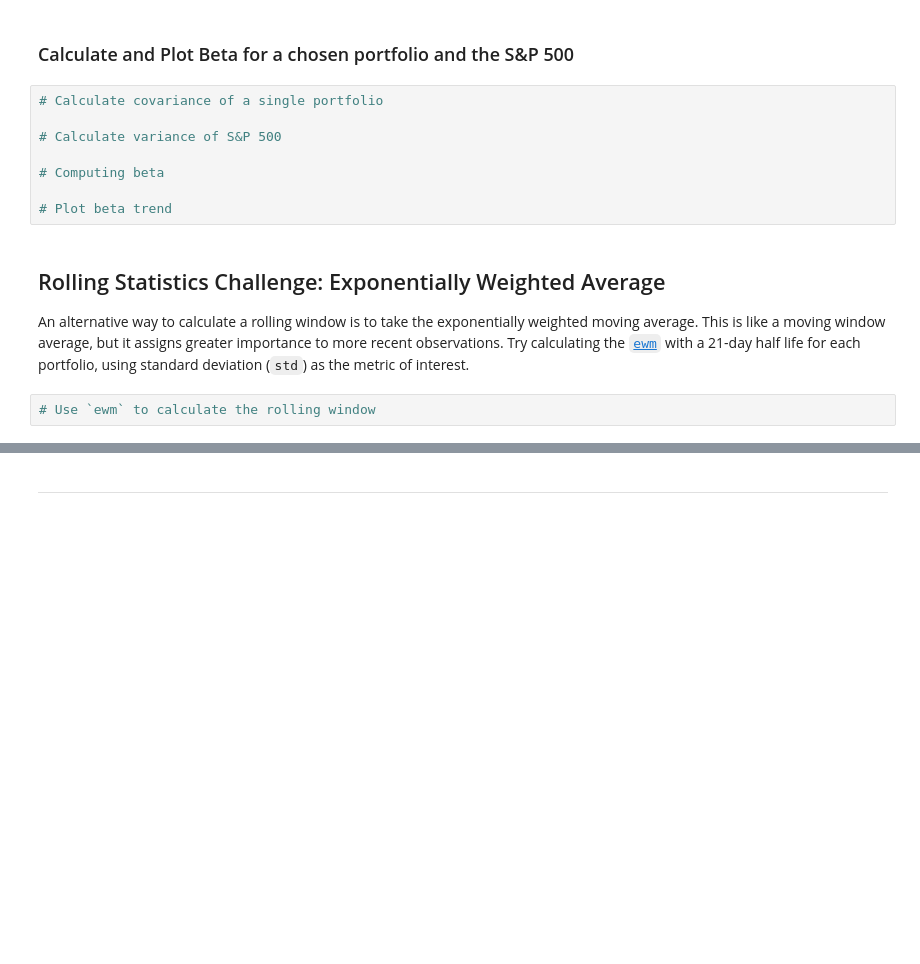
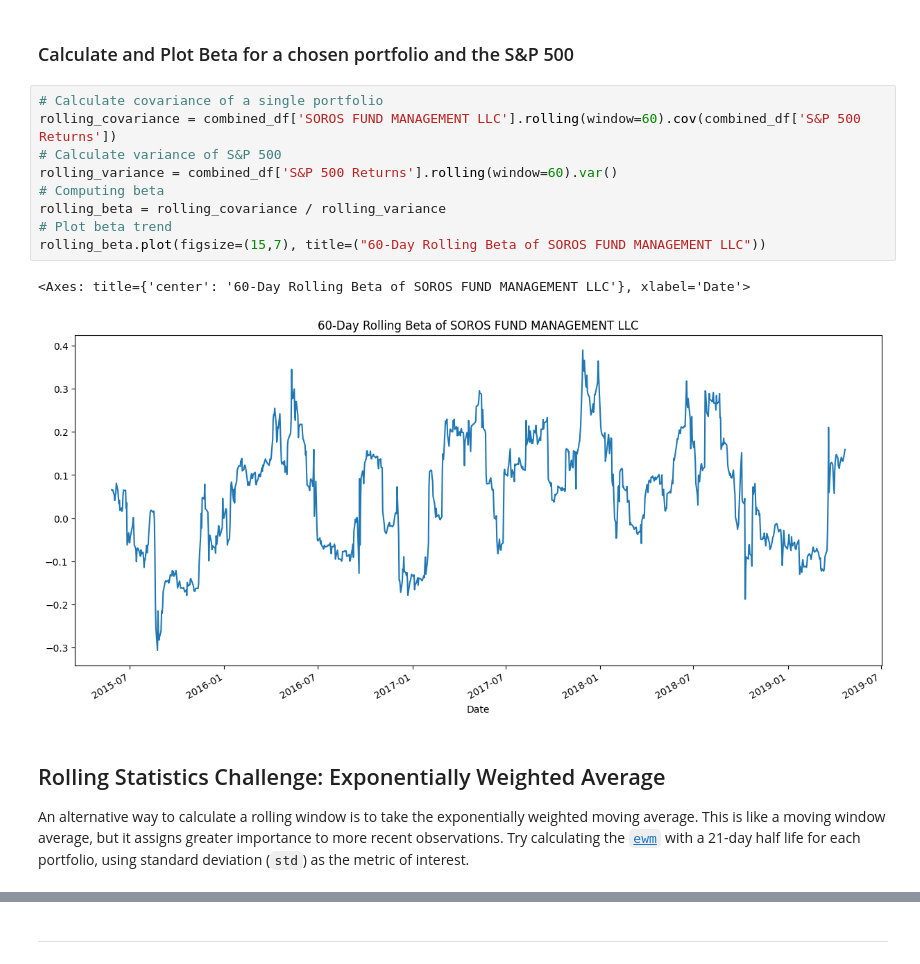
Before and after one commit to makeitouthill/analysis-notebook, a Jupyter notebook: whale_analysis.ipynb, the cells around one changed output, grey strips where cells are left out. Drawn from its saved outputs; the diff is of its cells as text; blank space fills up the shorter version.

```diff
--- a/whale_analysis.ipynb
+++ b/whale_analysis.ipynb
@@ -292,15 +304,17 @@ Risk changes over time. Analyze the rolling statistics for Risk and Beta.
 ### Calculate and Plot Beta for a chosen portfolio and the S&P 500
 # %%
 # Calculate covariance of a single portfolio
-
+rolling_covariance = combined_df['SOROS FUND MANAGEMENT LLC'].rolling(window=60).cov(combined_df['S&P 500 Returns'])
 # Calculate variance of S&P 500
-
+rolling_variance = combined_df['S&P 500 Returns'].rolling(window=60).var()
 # Computing beta
-
+rolling_beta = rolling_covariance / rolling_variance
 # Plot beta trend
+rolling_beta.plot(figsize=(15,7), title=("60-Day Rolling Beta of SOROS FUND MANAGEMENT LLC"))
+# %% [output]
+<Axes: title={'center': '60-Day Rolling Beta of SOROS FUND MANAGEMENT LLC'}, xlabel='Date'>
+[figure, added]
 # %% [markdown]
 ## Rolling Statistics Challenge: Exponentially Weighted Average
 
 An alternative way to calculate a rolling window is to take the exponentially weighted moving average. This is like a moving window average, but it assigns greater importance to more recent observations. Try calculating the [`ewm`](https://pandas.pydata.org/pandas-docs/stable/reference/api/pandas.DataFrame.ewm.html) with a 21-day half life for each portfolio, using standard deviation (`std`) as the metric of interest.
-# %%
-# Use `ewm` to calculate the rolling window
```
Also changed, not shown: parts of 8 cells of this notebook.
